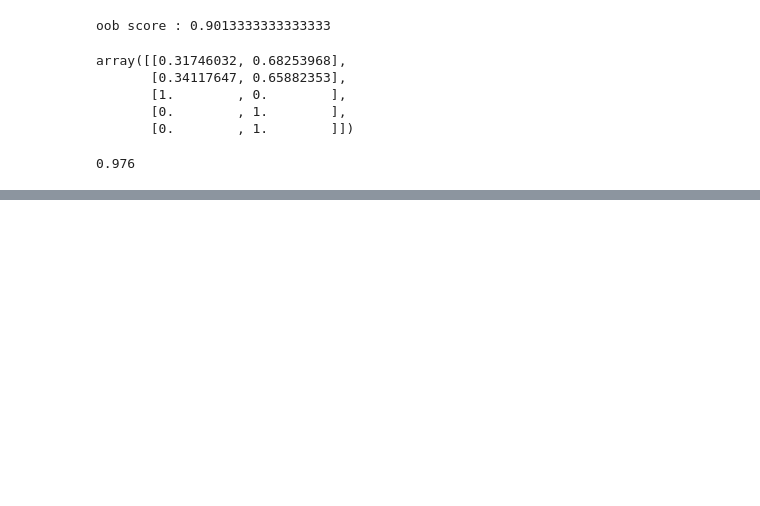
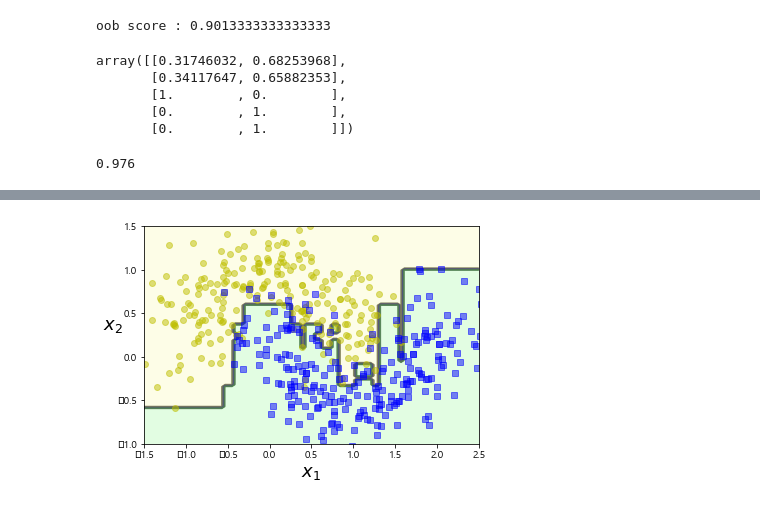
Before and after one commit to Joonyeong97/Python_study, a Jupyter notebook: Python/script/scikit/Scikit Traing.ipynb, the cells around one changed output, grey strips where cells are left out. Saved outputs shown, nothing was run; the diff lists cells and outputs as text; code cells hidden in the pictures; blank space fills up the shorter version.

```diff
--- a/Python/script/scikit/Scikit Traing.ipynb
+++ b/Python/script/scikit/Scikit Traing.ipynb
@@ -202,0 +207,10 @@ plt.show()
+# %%
+# 랜덤 포레스트와 엑스트라 트리를 비교한것
+from sklearn.ensemble import ExtraTreesClassifier
+
+extra_clf = ExtraTreesClassifier(n_estimators= 500, max_leaf_nodes=16,
+                                n_jobs=-1, random_state= 42)
+extra_clf.fit(X_train,y_train)
+y_pred_ext = extra_clf.predict(X_test)
+
+print(np.sum(y_pred_rf == y_pred_ext) / len(y_pred_rf))
@@ -202,0 +318,18 @@ plt.show()
+# %%
+from sklearn.model_selection import train_test_split
+from sklearn.datasets import make_moons
+
+X,y = make_moons(n_samples=500,noise=0.30, random_state=42)
+X_train, X_test, y_trian, y_test = train_test_split(X,y, random_state= 42)
+
+from sklearn.ensemble import AdaBoostClassifier
+
+ada_clf = AdaBoostClassifier(DecisionTreeClassifier(max_depth=1),
+                            n_estimators=200,
+                            algorithm="SAMME.R", learning_rate=0.5,
+                            random_state=42)
+ada_clf.fit(X_train,y_train)
+
+plot_decision_boundary(ada_clf,X,y)
+# %% [output]
+[figure, added]
```
Also changed, not shown: parts of 31 cells of this notebook.
